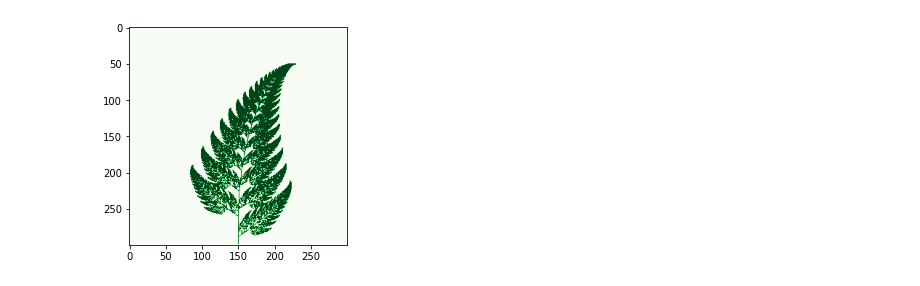
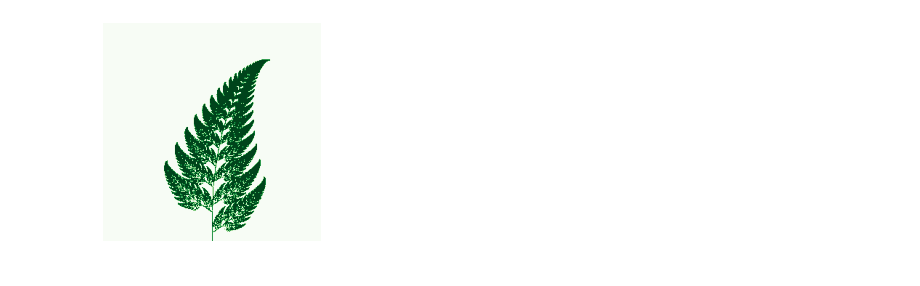
Before and after one commit to EnisMulic/Fractals, a Jupyter notebook: barnsley_fern.ipynb, the cells around one changed output. Drawn from its saved outputs; the diff is of its cells as text; code cells hidden in the pictures.

```diff
--- a/barnsley_fern.ipynb
+++ b/barnsley_fern.ipynb
@@ -24,6 +24,7 @@ for i in range (points):
     fern_image[iy, ix] = 1
 # %%
 plt.imshow(fern_image[::-1,:], cmap = cm.Greens)
+plt.axis('off')
 plt.show()
 # %% [output]
-[figure, old version]
+[figure, new version]
```
